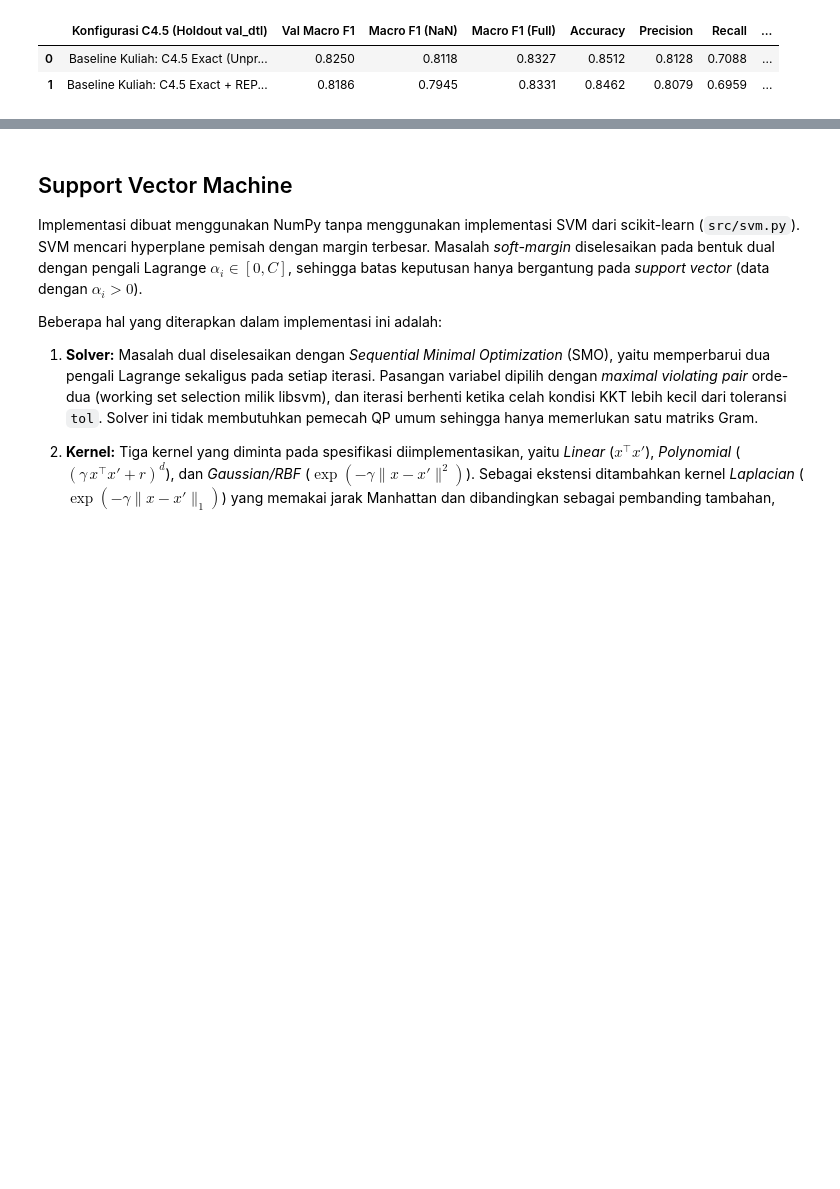
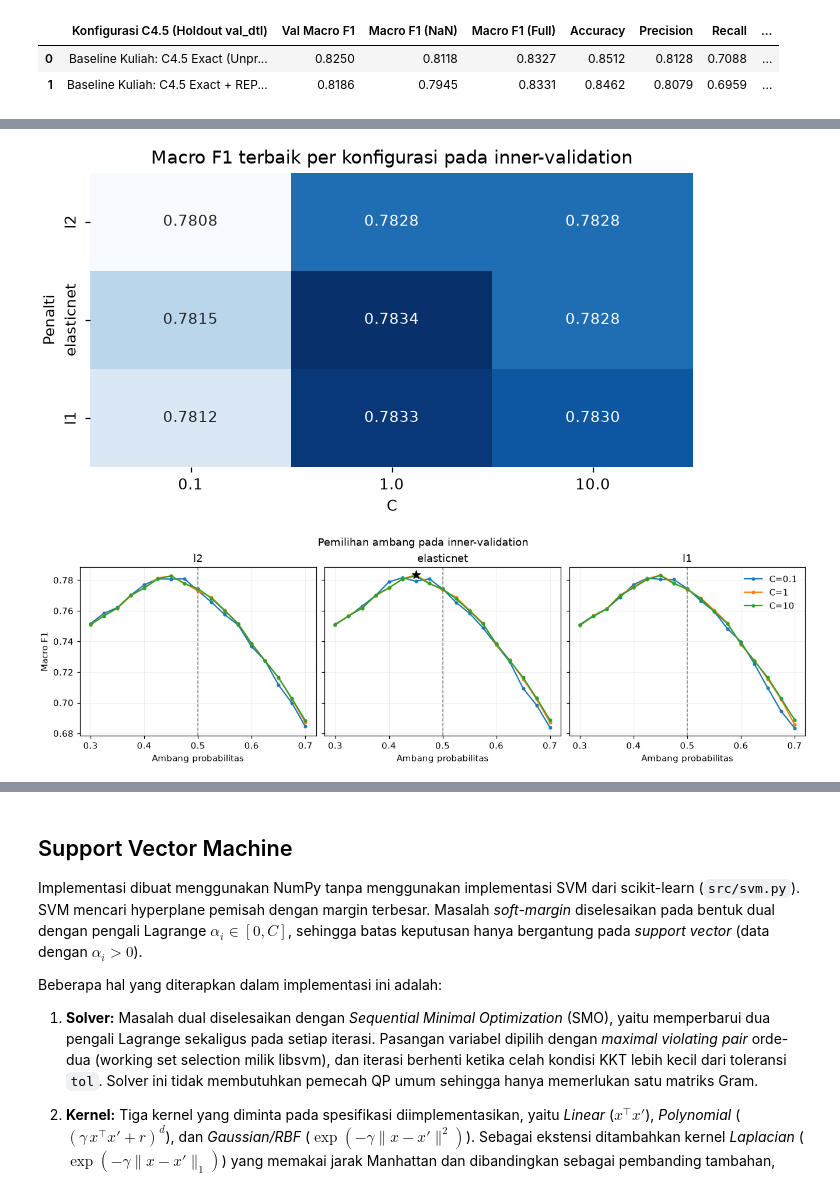
Before and after one commit to mhps-null/IF3170_G15_MessiLearning, a Jupyter notebook: notebooks/Copy_of_Notebook_Template_Tugas_Besar_2_IF3170_Inteligensi_Artifisial_2026_2027.ipynb, the cells around one changed output, grey strips where cells are left out. Cells and saved outputs as stored; diff of their text form; code cells hidden in the pictures; blank space fills up the shorter version.

```diff
--- a/notebooks/Copy_of_Notebook_Template_Tugas_Besar_2_IF3170_Inteligensi_Artifisial_2026_2027.ipynb
+++ b/notebooks/Copy_of_Notebook_Template_Tugas_Besar_2_IF3170_Inteligensi_Artifisial_2026_2027.ipynb
@@ -1881,0 +2061,38 @@ This part covers the model with L1, L2, and Elastic Net regularization.
+# %%
+from io import BytesIO
+from IPython.display import Image as LogregPlotImage
+
+
+def display_logreg_plot(figure):
+    with BytesIO() as buffer:
+        figure.savefig(buffer, format="png", dpi=110)
+        display(LogregPlotImage(data=buffer.getvalue()))
+    plt.close(figure)
+
+
+fig, ax = plt.subplots(figsize=(6, 3.4), layout="constrained")
+logreg_penalty_scores = logreg_best_per_config.pivot(index="Penalti", columns="C", values="Macro F1")
+sns.heatmap(
+    logreg_penalty_scores.reindex(["l2", "elasticnet", "l1"]),
+    annot=True, fmt=".4f", cmap="Blues", cbar=False, ax=ax,
+)
+ax.set(title="Macro F1 terbaik per konfigurasi pada inner-validation", ylabel="Penalti")
+display_logreg_plot(fig)
+
+fig, axes = plt.subplots(1, 3, figsize=(12, 3.6), sharex=True, sharey=True, layout="constrained")
+for ax, penalty in zip(axes, ("l2", "elasticnet", "l1")):
+    scores = df_logreg_tuning[df_logreg_tuning["Penalti"] == penalty]
+    for c_value, curve in scores.groupby("C"):
+        ax.plot(curve["Ambang"], curve["Macro F1"], marker=".", label=f"C={c_value:g}")
+    ax.axvline(0.5, color="0.5", linestyle="--", linewidth=1)
+    if penalty == logreg_best["Penalti"]:
+        ax.scatter(logreg_threshold, logreg_best["Macro F1"], marker="*", color="black", s=90, zorder=4)
+    ax.set(title=penalty, xlabel="Ambang probabilitas", xticks=[0.30, 0.40, 0.50, 0.60, 0.70])
+    ax.grid(alpha=0.2)
+axes[0].set_ylabel("Macro F1")
+axes[-1].legend(frameon=False)
+fig.suptitle("Pemilihan ambang pada inner-validation")
+display_logreg_plot(fig)
+# %% [output]
+[figure, added]
+[figure, added]
```
Also changed, not shown: parts of 29 cells of this notebook, 1 other file.
